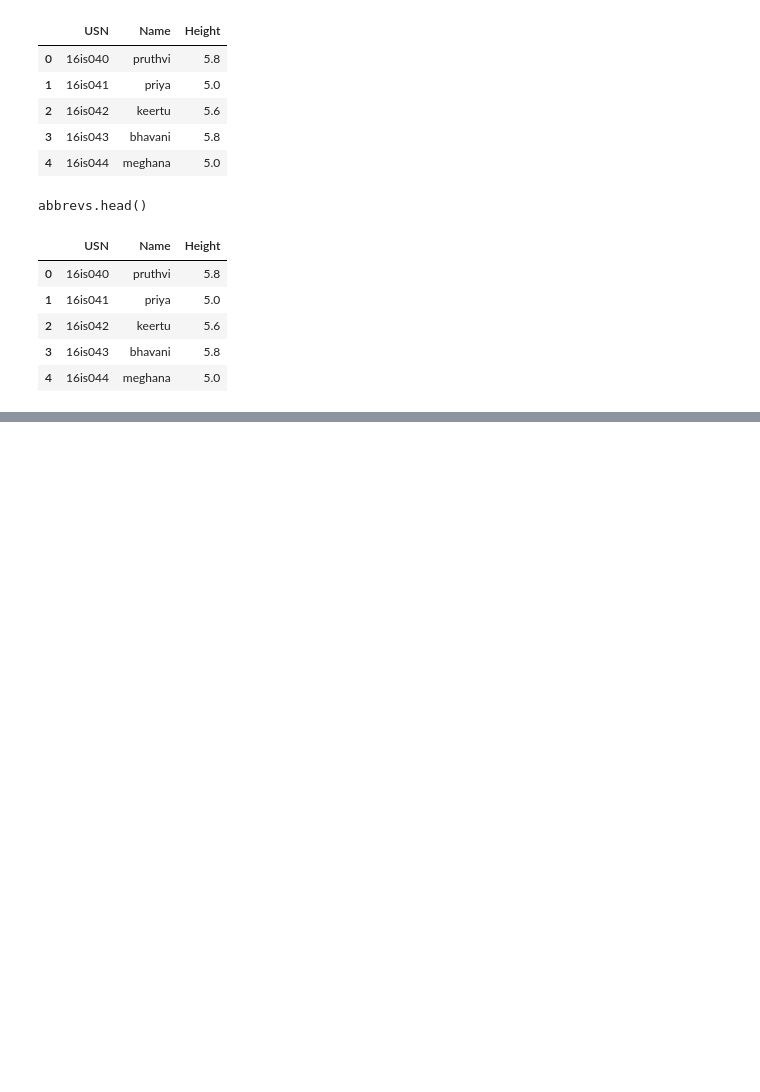
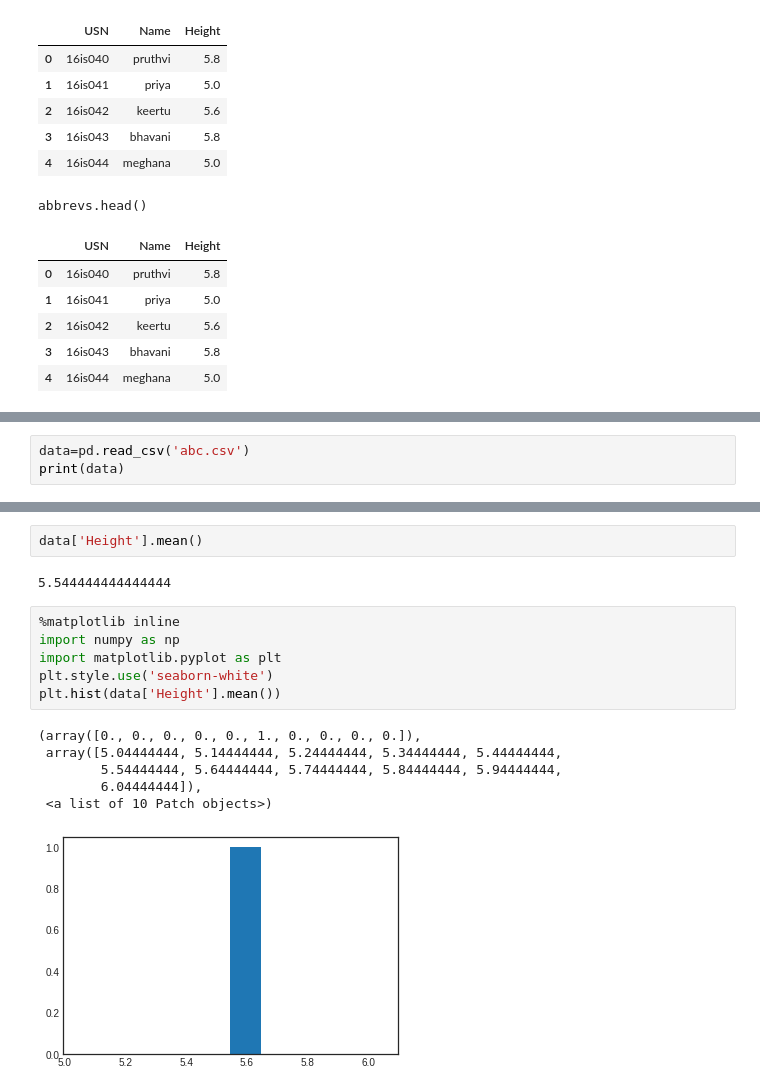
Before and after one commit to 1cg16is044/internship, a Jupyter notebook: Pandas.ipynb, the cells around one changed output, grey strips where cells are left out. Saved outputs shown, nothing was run; the diff lists cells and outputs as text; blank space fills up the shorter version.

```diff
--- a/Pandas.ipynb
+++ b/Pandas.ipynb
@@ -1202,0 +1200,3 @@ KeyError: ignored
+# %%
+data=pd.read_csv('abc.csv')
+print(data)
@@ -1202,0 +1214,17 @@ KeyError: ignored
+# %%
+data['Height'].mean()
+# %% [output]
+5.544444444444444
+# %%
+%matplotlib inline
+import numpy as np
+import matplotlib.pyplot as plt
+plt.style.use('seaborn-white')
+plt.hist(data['Height'].mean())
+# %% [output]
+(array([0., 0., 0., 0., 0., 1., 0., 0., 0., 0.]),
+ array([5.04444444, 5.14444444, 5.24444444, 5.34444444, 5.44444444,
+        5.54444444, 5.64444444, 5.74444444, 5.84444444, 5.94444444,
+        6.04444444]),
+ <a list of 10 Patch objects>)
+[figure, added]
```
Also changed, not shown: parts of 3 cells of this notebook.
